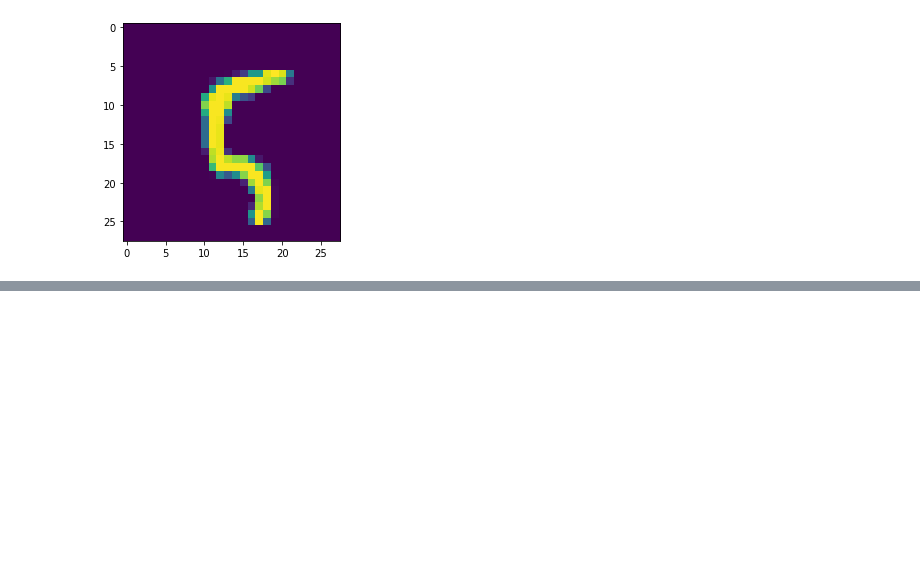
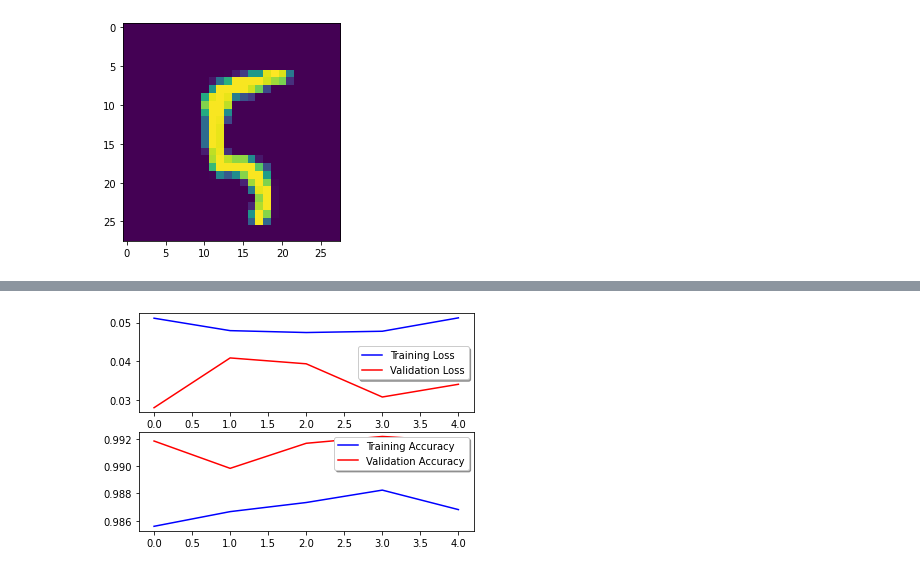
Before and after one commit to bunbun205/mnist-cnn, a Jupyter notebook: mnist.ipynb, the cells around one changed output, grey strips where cells are left out. Saved outputs shown, nothing was run; the diff lists cells and outputs as text; code cells hidden in the pictures; blank space fills up the shorter version.

```diff
--- a/mnist.ipynb
+++ b/mnist.ipynb
@@ -49,3 +49,36 @@ tf.Tensor([0. 0. 0. 0. 0. 1. 0. 0. 0. 0.], shape=(10,), dtype=float32)
 [figure]
 tf.Tensor([0. 0. 0. 0. 0. 1. 0. 0. 0. 0.], shape=(10,), dtype=float32)
 [figure]
+# %%
+batch_size = 64
+num_classes = 10
+epochs = 5
+# %%
+model = tf.keras.models.Sequential([tf.keras.layers.Conv2D(32, (5,5), padding='same', activation='relu', input_shape=input_shape),
+                                    tf.keras.layers.Conv2D(32, (5,5), padding='same', activation='relu'),
+                                    tf.keras.layers.MaxPool2D(),
+                                    tf.keras.layers.Dropout(0.25),
+                                    tf.keras.layers.Conv2D(64, (3,3), padding='same', activation='relu'),
+                                    tf.keras.layers.Conv2D(64, (3,3), padding='same', activation='relu'),
+                                    tf.keras.layers.MaxPool2D(strides=(2,2)),
+                                    tf.keras.layers.Dropout(0.25),
+                                    tf.keras.layers.Flatten(),
+                                    tf.keras.layers.Dense(128, activation='relu'),
+                                    tf.keras.layers.Dropout(0.5),
+                                    tf.keras.layers.Dense(num_classes, activation='softmax')])
+
+model.compile(optimizer=tf.keras.optimizers.RMSprop(epsilon=1e-08), loss='categorical_crossentropy', metrics=['acc'])
+# %%
+class myCallback(tf.keras.callbacks.Callback):
+  def on_epoch_end(self, epoch, logs={}):
+    if(logs.get('acc')>0.995):
+      print("\nReached 99.5% accuracy so cancelling training!")
+      self.model.stop_training = True
+
+callbacks = myCallback()
+# %%
+history = model.fit(xTrain, yTrain,
+                    batch_size=batch_size,
+                    epochs=epochs,
+                    validation_split=0.1,
+                    callbacks=[callbacks])
@@ -51,0 +96,11 @@ tf.Tensor([0. 0. 0. 0. 0. 1. 0. 0. 0. 0.], shape=(10,), dtype=float32)
+# %%
+fig, ax = plt.subplots(2,1)
+ax[0].plot(history.history['loss'], color='b', label="Training Loss")
+ax[0].plot(history.history['val_loss'], color='r', label="Validation Loss", axes=ax[0])
+legeng = ax[0].legend(loc='best', shadow=True)
+
+ax[1].plot(history.history['acc'], color='b', label="Training Accuracy")
+ax[1].plot(history.history['val_acc'], color='r', label="Validation Accuracy")
+legeng = ax[1].legend(loc='best', shadow=True)
+# %% [output]
+[figure, added]
```
Also changed, not shown: parts of 4 cells of this notebook.
